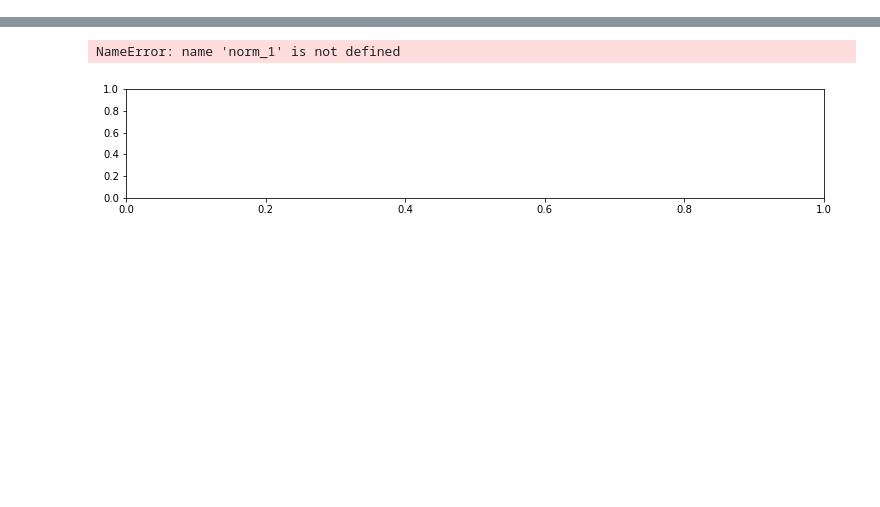
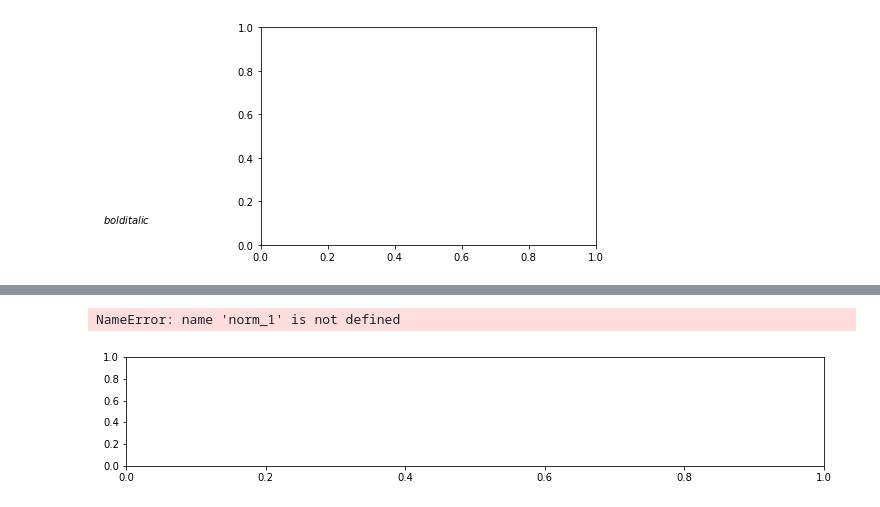
Before and after one commit to leonrccs/data_driven_rans, a Jupyter notebook: notebooks/plotting/mesh_convergence.ipynb, the cells around one changed output, grey strips where cells are left out. Saved outputs shown, nothing was run; the diff lists cells and outputs as text; code cells hidden in the pictures; blank space fills up the shorter version.

```diff
--- a/notebooks/plotting/mesh_convergence.ipynb
+++ b/notebooks/plotting/mesh_convergence.ipynb
@@ -50,0 +331,22 @@ len(folders)
+# %%
+from matplotlib.font_manager import FontProperties
+
+fig, ax = plt.subplots()
+
+font0 = FontProperties()
+alignment = {'horizontalalignment': 'center', 'verticalalignment': 'baseline'}
+# Show family options
+
+families = ['serif', 'sans-serif', 'cursive', 'fantasy', 'monospace']
+
+font1 = font0.copy()
+font1.set_size('large')
+
+font = font0.copy()
+font.set_style('italic')
+font.set_weight('bold')
+font.set_size('medium')
+t = ax.text(-0.4, 0.1, '$bold italic$', fontproperties=font,
+             **alignment)
+# %% [output]
+[figure, added]
```
Also changed, not shown: parts of 20 cells of this notebook, 5 other files.
